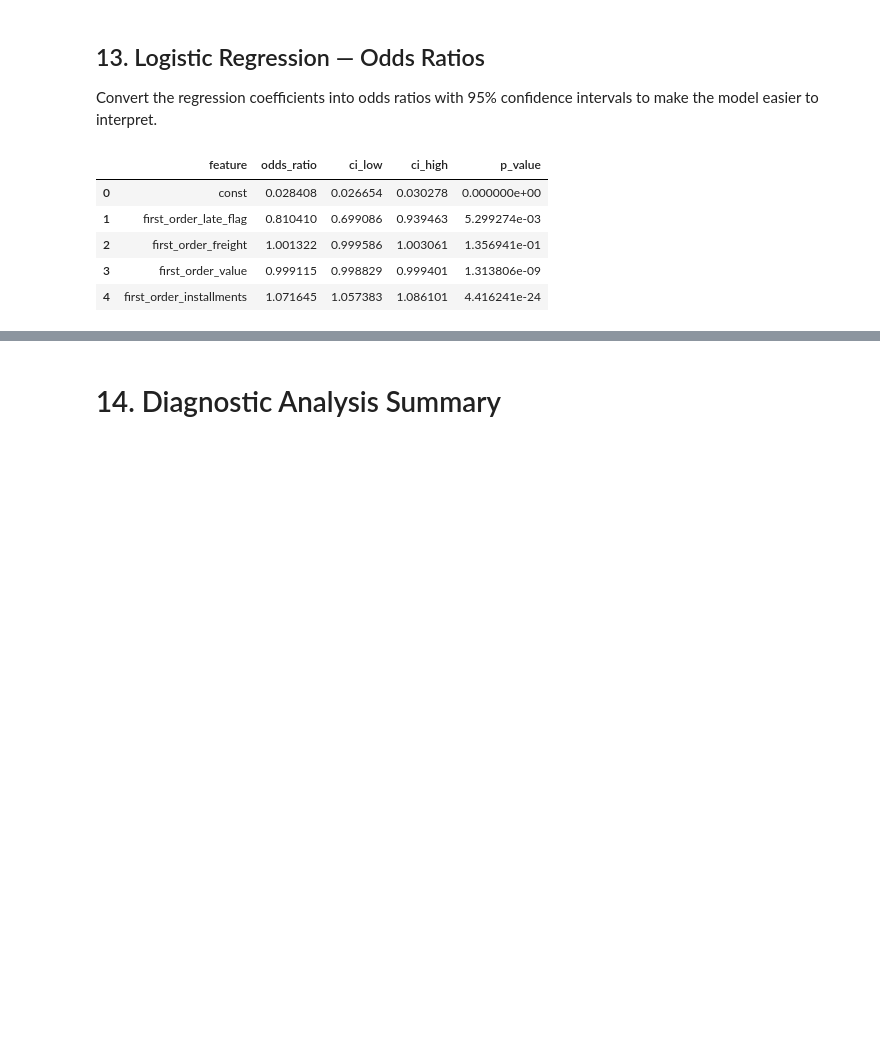
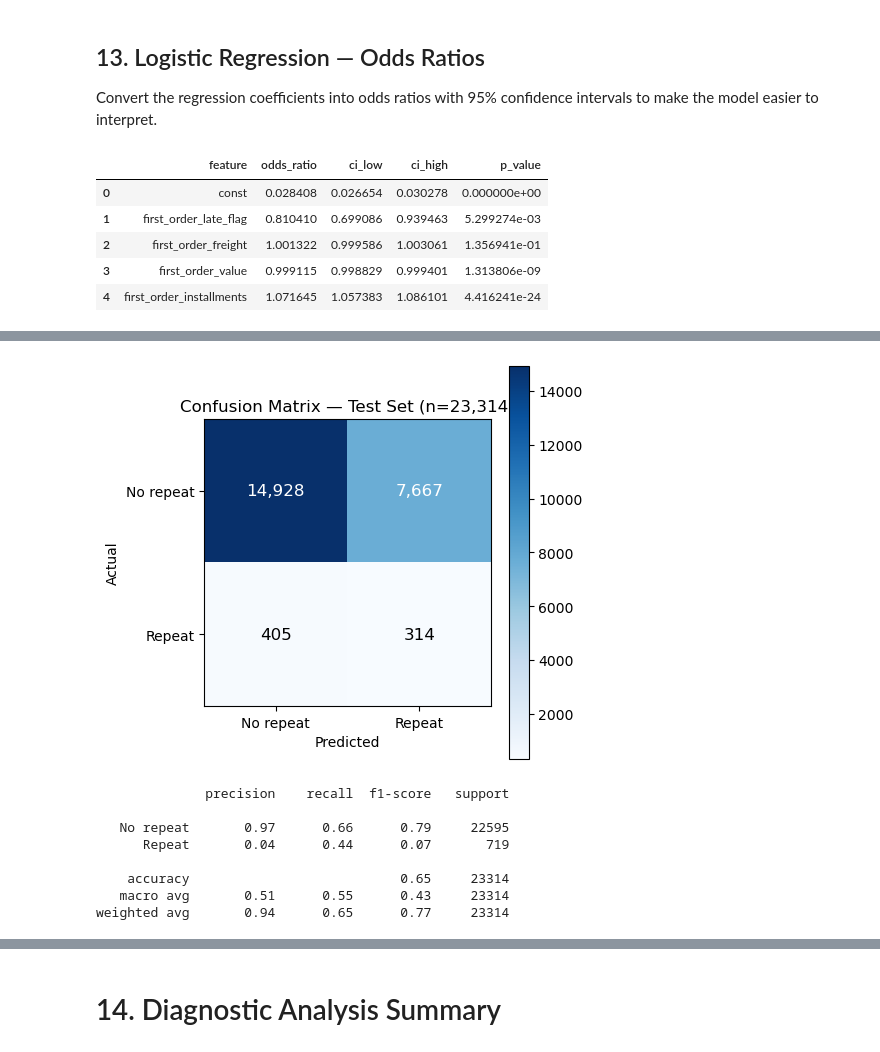
Before and after one commit to barora1/Olist_BYOC_Capstone_Brijesh_Arora, a Jupyter notebook: 03_Notebooks/04_Diagnostic_Analysis.ipynb, the cells around one changed output, grey strips where cells are left out. Drawn from its saved outputs; the diff is of its cells as text; code cells hidden in the pictures; blank space fills up the shorter version.

```diff
--- a/03_Notebooks/04_Diagnostic_Analysis.ipynb
+++ b/03_Notebooks/04_Diagnostic_Analysis.ipynb
@@ -1102,0 +1219,39 @@ display(odds_ratio_table)
+# %%
+# Confusion matrix -- same colour convention as the rest of this
+# notebook: a plain, neutral colour map since this is a diagnostic
+# reference table, not a significance-linked finding.
+
+cm = confusion_matrix(y_test, y_pred)
+cm_labels = ["No repeat", "Repeat"]
+
+fig, ax = plt.subplots(figsize=(5, 4.5))
+im = ax.imshow(cm, cmap="Blues")
+ax.set_xticks([0, 1])
+ax.set_xticklabels(cm_labels)
+ax.set_yticks([0, 1])
+ax.set_yticklabels(cm_labels)
+ax.set_xlabel("Predicted")
+ax.set_ylabel("Actual")
+ax.set_title(f"Confusion Matrix — Test Set (n={len(y_test):,})")
+for i in range(2):
+    for j in range(2):
+        ax.text(
+            j, i, f"{cm[i, j]:,}",
+            ha="center", va="center", fontsize=12,
+            color="white" if cm[i, j] > cm.max() / 2 else "black",
+        )
+plt.colorbar(im)
+plt.tight_layout()
+plt.show()
+
+print(classification_report(y_test, y_pred, target_names=cm_labels))
+# %% [output]
+[figure, added]
+              precision    recall  f1-score   support
+
+   No repeat       0.97      0.66      0.79     22595
+      Repeat       0.04      0.44      0.07       719
+
+    accuracy                           0.65     23314
+   macro avg       0.51      0.55      0.43     23314
+weighted avg       0.94      0.65      0.77     23314
```
Also changed, not shown: parts of 14 cells of this notebook, 38 other files.
